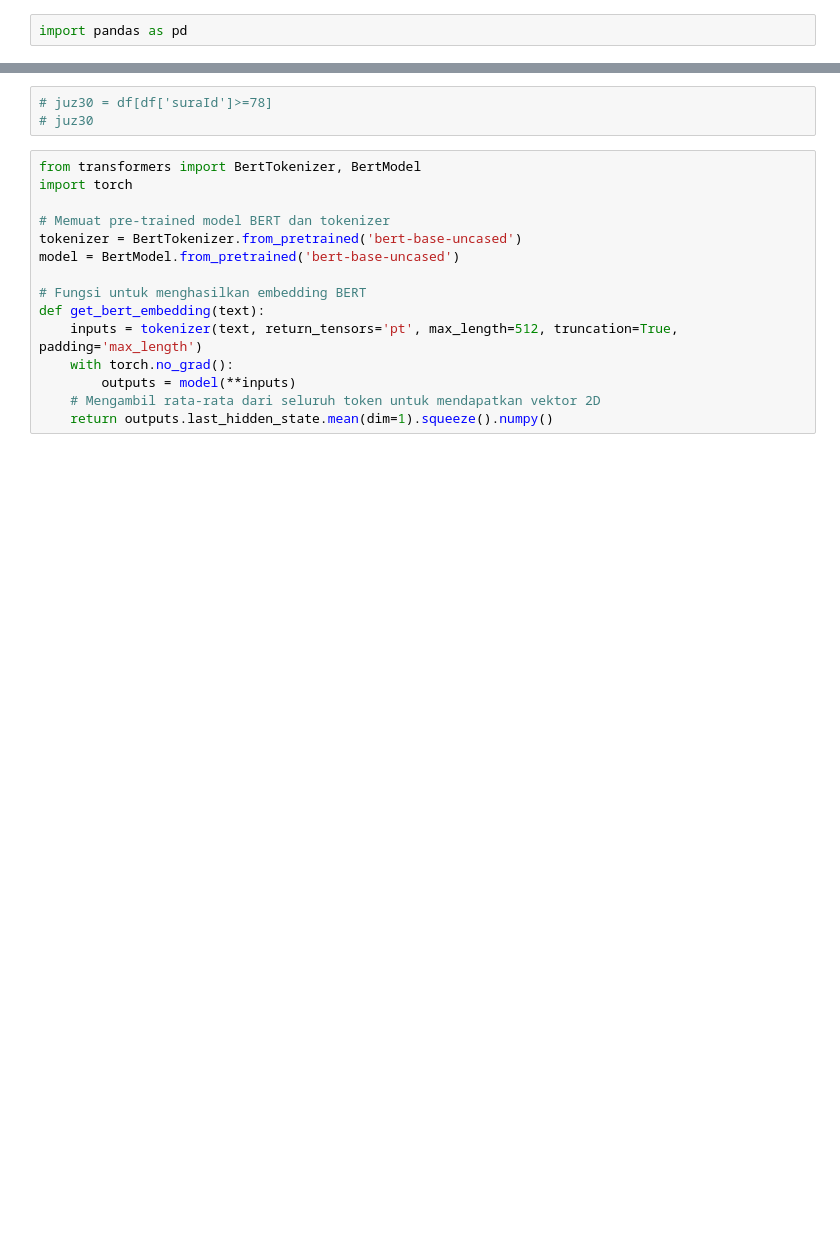
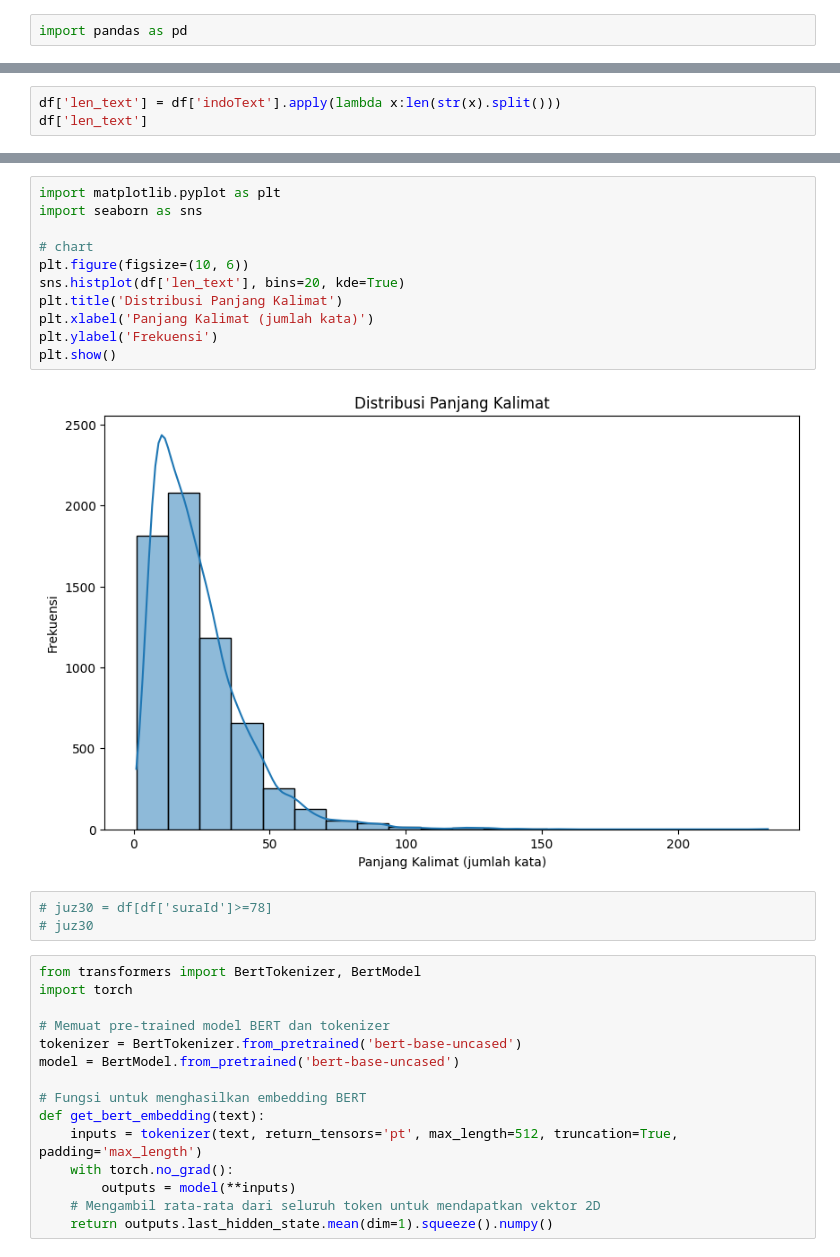
Before and after one commit to 337ubaid/quran-indo, a Jupyter notebook: exploratory_data_analysis.ipynb, the cells around one changed output, grey strips where cells are left out. Drawn from its saved outputs; the diff is of its cells as text; blank space fills up the shorter version.

```diff
--- a/exploratory_data_analysis.ipynb
+++ b/exploratory_data_analysis.ipynb
@@ -40,0 +41,3 @@ df.describe()
+# %%
+df['len_text'] = df['indoText'].apply(lambda x:len(str(x).split()))
+df['len_text']
@@ -41,3 +57,16 @@ df.describe()
+# %%
+import matplotlib.pyplot as plt
+import seaborn as sns
+
+# chart
+plt.figure(figsize=(10, 6))
+sns.histplot(df['len_text'], bins=20, kde=True)
+plt.title('Distribusi Panjang Kalimat')
+plt.xlabel('Panjang Kalimat (jumlah kata)')
+plt.ylabel('Frekuensi')
+plt.show()
+# %% [output]
+[figure, added]
 # %%
 # juz30 = df[df['suraId']>=78]
 # juz30
```
Also changed, not shown: parts of 4 cells of this notebook, 1 other file.
